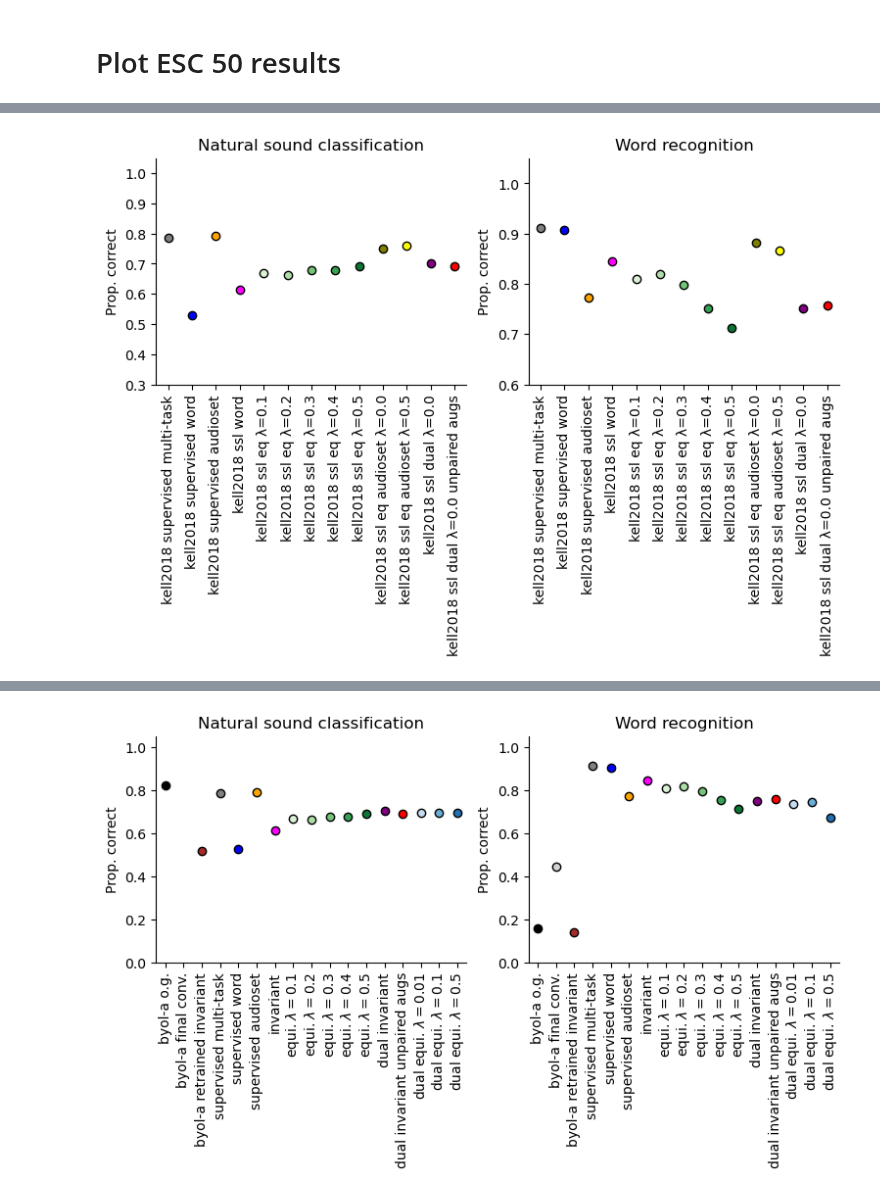
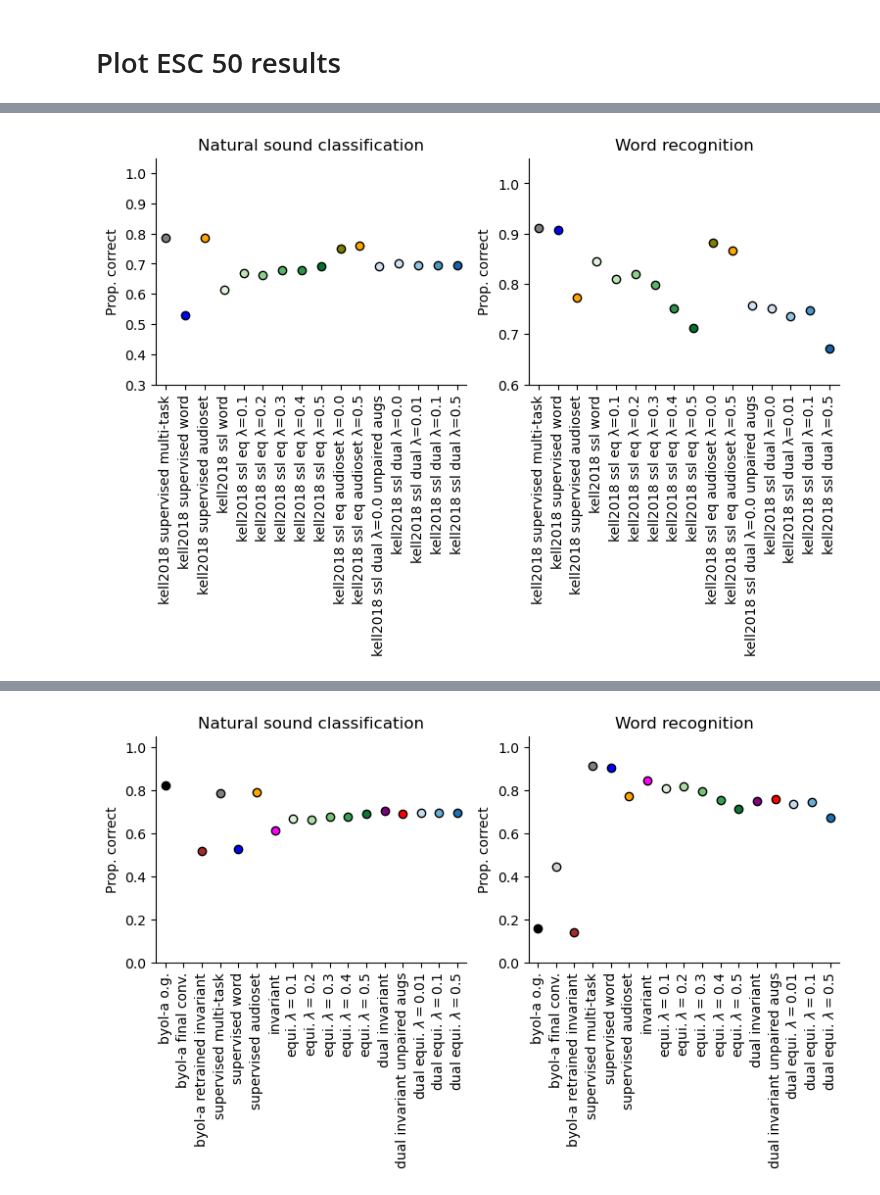
Before and after one commit to Feather-Lab/audio-ssl, a Jupyter notebook: notebooks/plot_model_performance_summary.ipynb, the cells around one changed output, grey strips where cells are left out. Drawn from its saved outputs; the diff is of its cells as text; code cells hidden in the pictures.

```diff
--- a/notebooks/plot_model_performance_summary.ipynb
+++ b/notebooks/plot_model_performance_summary.ipynb
@@ -93,7 +93,7 @@ def format_model_str(path):
 
     # 7. Data augmentations
     aug_str = ''
-    if 'paired_augmentations' in path_str or ('resnet18' in arch and 'w_invar_aug' not in path_str):
+    if 'paired_augmentations' in path_str : #or ('resnet18' in arch and 'w_invar_aug' not in path_str):
         aug_str = 'paired augmentations'
     elif 'no_shared_fg_augments' in path_str:
         aug_str = 'unpaired augs'
@@ -288,7 +288,7 @@ def format_model_str_word_task(path):
 
     # 7. Data augmentations
     aug_str = ''
-    if 'paired_augmentations' in path_str or ('resnet18' in arch and 'w_invar_aug' not in path_str):
+    if 'paired_augmentations' in path_str:#  or ('resnet18' in arch and 'w_invar_aug' not in path_str):
         aug_str = 'paired augmentations'
     elif 'no_shared_fg_augments' in path_str:
         aug_str = 'unpaired augs'
@@ -313,13 +313,16 @@ kell2018_word_results = [path for path in kell2018_word_results if not any([subs
 resnet18_word_results = list(path_to_word_results.rglob("resnet18*.pkl"))
 resnet18_word_results = [path for path in resnet18_word_results if not any([substr in str(path) for substr in ['with_noise', 'middle_crop', 'speech_commands']])]
 
+resnet50_word_results = list(path_to_word_results.rglob("resnet50*.pkl"))
+resnet50_word_results = [path for path in resnet50_word_results if not any([substr in str(path) for substr in ['with_noise', 'middle_crop', 'speech_commands']])]
+
 byola_results =  list(path_to_word_results.rglob("config_linear*.pkl"))
 byola_results = [path for path in byola_results if not any([substr in str(path) for substr in ['with_noise', 'middle_crop', 'speech_commands', '0.01']])]
 
 byola_results_new =  list(path_to_word_results.rglob("byola*.pkl"))
 byola_results += [path for path in byola_results_new if not any([substr in str(path) for substr in ['with_noise', 'middle_crop', 'speech_commands', '0.01']])]
 
-all_word_task_results = kell2018_word_results + resnet18_word_results + byola_results
+all_word_task_results = kell2018_word_results + resnet18_word_results + resnet50_word_results + byola_results
 
 df_list = []
 
@@ -624,7 +650,6 @@ sns.despine()
 
 # Model selection
 hue_order = [
-
     # Supervised
     'kell2018 supervised multi-task',
     'kell2018 supervised word',
@@ -641,10 +666,16 @@ hue_order = [
     'kell2018 ssl eq λ=0.5',
     'kell2018 ssl eq audioset λ=0.0',
     'kell2018 ssl eq audioset λ=0.5',
+    # 'kell2018 ssl jsin audioset',
 
+    # SSL / Dual
+    'kell2018 ssl dual λ=0.0 unpaired augs',
     'kell2018 ssl dual λ=0.0',
-    'kell2018 ssl dual λ=0.0 unpaired augs',
+    'kell2018 ssl dual λ=0.01',
+    'kell2018 ssl dual λ=0.1',
+    'kell2018 ssl dual λ=0.5',
 ]
+
 
 # Layer selection
 test_layers = ['relu4', 'final', 'features']
@@ -701,31 +732,31 @@ axs[0].set(
 sns.pointplot(
     data=word_to_plot,
     x='model_name',
     y='word_top1_mean',
     order=hue_order,
     hue='model_name',
     palette=hue_dict,
     ax=axs[1],
     mec='k',
     mew=1,
     lw=1,
     ms=6,
     legend=False
 )
 
 axs[1].set_xticklabels(labels=model_names_for_x, rotation=90)
 axs[1].set(
     ylim=(0.6, 1.05),
     title="Word recognition",
     ylabel='Prop. correct',
     xlabel=''
 )
 
 # Final adjustments
 sns.despine()
 
 
 # plt.savefig(outfig_dir/'sup_v_invariant_models.png',
 #             transparent=True, dpi=500, bbox_inches='tight')
 # %% [output]
-[figure, old version]
+[figure, new version]
```
Also changed, not shown: parts of 6 cells of this notebook, 9 other files.
